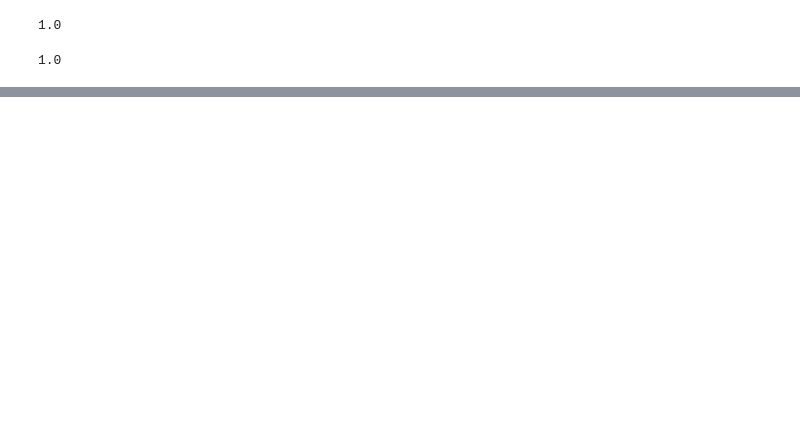
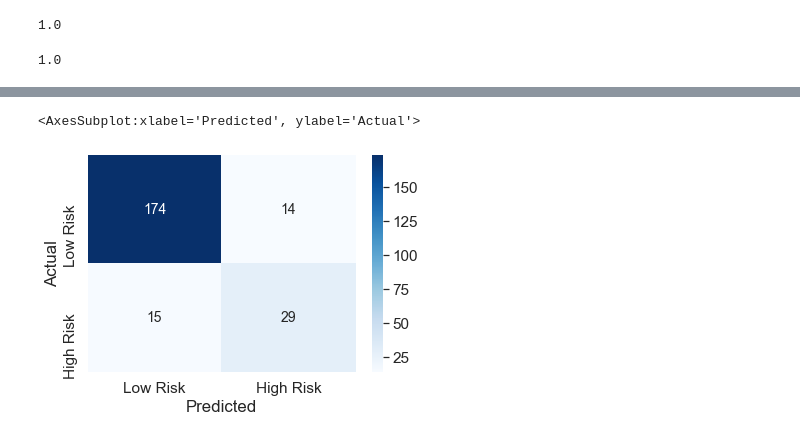
Before and after one commit to stellakk75/COVID-19RiskCalc, a Jupyter notebook: Clean_Analysis/MachineLearningQ2.ipynb, the cells around one changed output, grey strips where cells are left out. Cells and saved outputs as stored; diff of their text form; code cells hidden in the pictures; blank space fills up the shorter version.

```diff
--- a/Clean_Analysis/MachineLearningQ2.ipynb
+++ b/Clean_Analysis/MachineLearningQ2.ipynb
@@ -272 +209,14 @@ weighted avg       0.86      0.86      0.86       289
+# %%
+# confusion matrix with values
+labels = ['Low Risk','High Risk']
+data = confusion_matrix(y_test,predictions)
+data_df = pd.DataFrame(data, columns=labels, index = labels)
+data_df.index.name = 'Actual'
+data_df.columns.name = 'Predicted'
+# plt.figure(figsize = (10,7))
+sns.set(font_scale=1.4)#for label size
+sns.heatmap(data_df, cmap="Blues", annot=True, fmt='g',annot_kws={"size": 14})# font size
+# %% [output]
+<AxesSubplot:xlabel='Predicted', ylabel='Actual'>
+[figure, added]
 # %%
```
Also changed, not shown: parts of 33 cells of this notebook, 3 other files.
